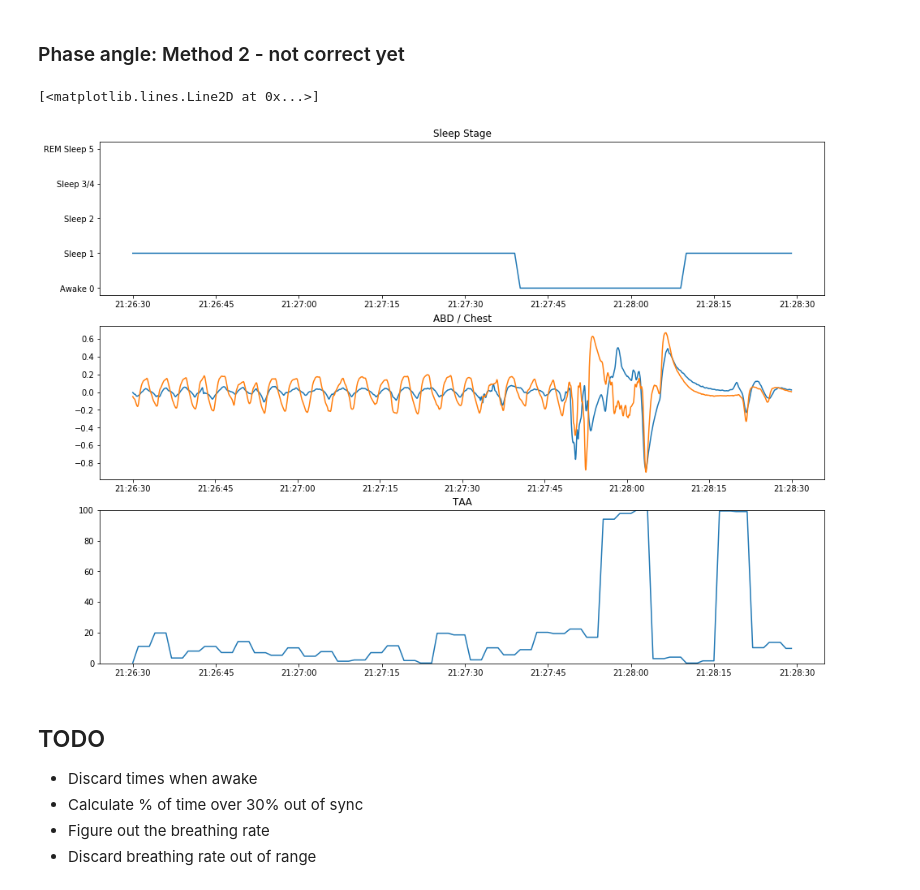
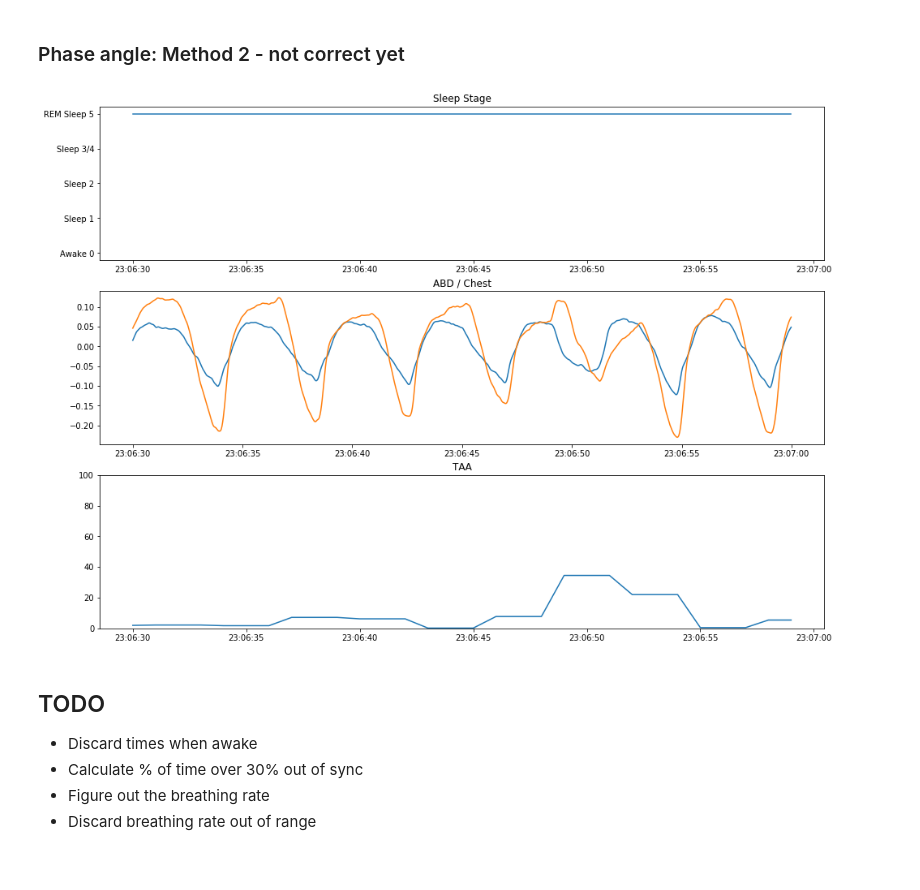
Before and after one commit to jonathanbranam/aisdb, a Jupyter notebook: FirstReadEDF.ipynb, the cells around one changed output. Cells and saved outputs as stored; diff of their text form; code cells hidden in the pictures.

```diff
--- a/FirstReadEDF.ipynb
+++ b/FirstReadEDF.ipynb
@@ -61,7 +116,7 @@ def read_edf_signals_file(filename, signals):
 # %%
 def read_sleep_stages(total_duration, scored_events):
     #print(len(scored_events))
-    stages = np.zeros(total_duration)
+    stages = np.zeros(total_duration, dtype=np.int8)
     for event in scored_events:
         event_type = event.eventtype.text.split('|')[0]
         if event_type == 'Stages':
@@ -170,44 +258,50 @@ chart_stages = np.where(stages == 5, 4, stages)
 # %%
 abd, chest = preprocess(sigs)
 # %%
-plt.figure(figsize=(16,16))
-freq = 64
-window_len = 120
-start_time = 5_600
-start_time = 8_000
-start_time = 11_474
-start_time = 5_600
-plot_range = np.arange(start_time*freq, (start_time+window_len)*freq)
+def chart_taa(start_time=5_600, window_len=30,
+              abd=abd, chest=chest, taa=taa, stages=stages):
+    plt.figure(figsize=(16,16))
+    freq = 64
+    #start_time = 5_600
+    #start_time = 8_000
+    #start_time = 11_474
+    #start_time = 5_600
 
-time_range = np.empty_like(plot_range, dtype='datetime64[ms]')
-for i in range(len(plot_range)):
-    time_range[i] = start_dt.naive + td(milliseconds=plot_range[i]*1/freq*1000)
+    # Change 5 to 4 to make the chart easier
+    chart_stages = np.where(stages == 5, 4, stages)
 
-# sleep stage is different resolution
-ss_time_range = np.empty(window_len, dtype='datetime64[ms]')
-for i in range(window_len):
-    ss_time_range[i] = start_dt.naive + td(seconds=start_time+i)
+    plot_range = np.arange(start_time*freq, (start_time+window_len)*freq)
+
+    time_range = np.empty_like(plot_range, dtype='datetime64[ms]')
+    for i in range(len(plot_range)):
+        time_range[i] = start_dt.naive + td(milliseconds=plot_range[i]*1/freq*1000)
+
+    # sleep stage is different resolution
+    ss_time_range = np.empty(window_len, dtype='datetime64[ms]')
+    for i in range(window_len):
+        ss_time_range[i] = start_dt.naive + td(seconds=start_time+i)
 
 
-plt.subplot(411)
-plt.title('Sleep Stage')
-plt.ylim((-0.2,4.2))
-plt.yticks([0, 1, 2, 3, 4], ['Awake 0', 'Sleep 1', 'Sleep 2', 'Sleep 3/4', 'REM Sleep 5'])
-plt.plot(ss_time_range, chart_stages[start_time:start_time+window_len])
+    plt.subplot(411)
+    plt.title('Sleep Stage')
+    plt.ylim((-0.2,4.2))
+    plt.yticks([0, 1, 2, 3, 4], ['Awake 0', 'Sleep 1', 'Sleep 2', 'Sleep 3/4', 'REM Sleep 5'])
+    plt.plot(ss_time_range, chart_stages[start_time:start_time+window_len])
 
-plt.subplot(412)
-plt.title('ABD / Chest')
-plt.plot(time_range, abd[plot_range])
-#plt.subplot(413)
-#plt.title('Chest')
-plt.plot(time_range, chest[plot_range])
-plt.subplot(413)
-plt.title('TAA')
-plt.ylim(0,100)
-plt.plot(ss_time_range, taa[start_time:start_time+window_len]*100)
+    plt.subplot(412)
+    plt.title('ABD / Chest')
+    plt.plot(time_range, abd[plot_range])
+    #plt.subplot(413)
+    #plt.title('Chest')
+    plt.plot(time_range, chest[plot_range])
+    plt.subplot(413)
+    plt.title('TAA')
+    plt.ylim(0,100)
+    plt.plot(ss_time_range, taa[start_time:start_time+window_len]*100)
-# %% [output]
-[<matplotlib.lines.Line2D at 0x...>]
-[figure, removed]
+# %%
+chart_taa(start_time=11_600, window_len=30)
+# %% [output]
+[figure, added]
 # %% [markdown]
 ## TODO
 
```
Also changed, not shown: parts of 18 cells of this notebook.
